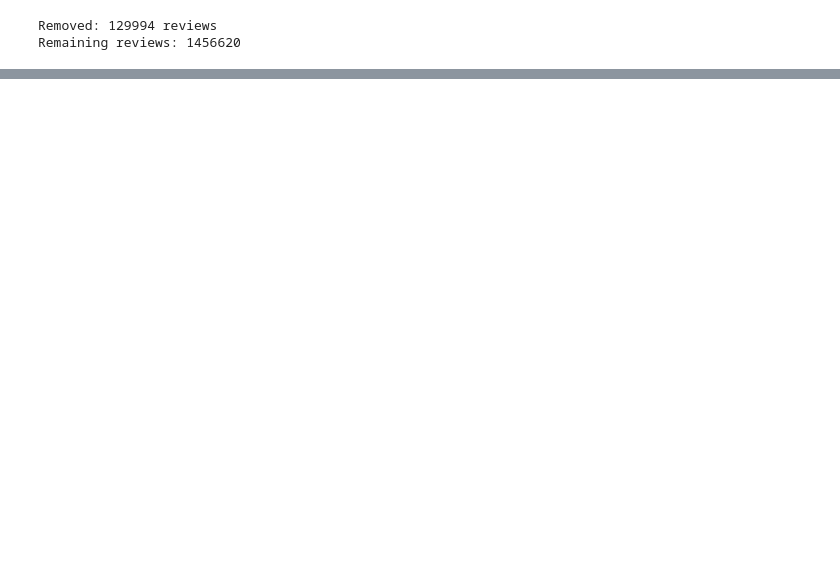
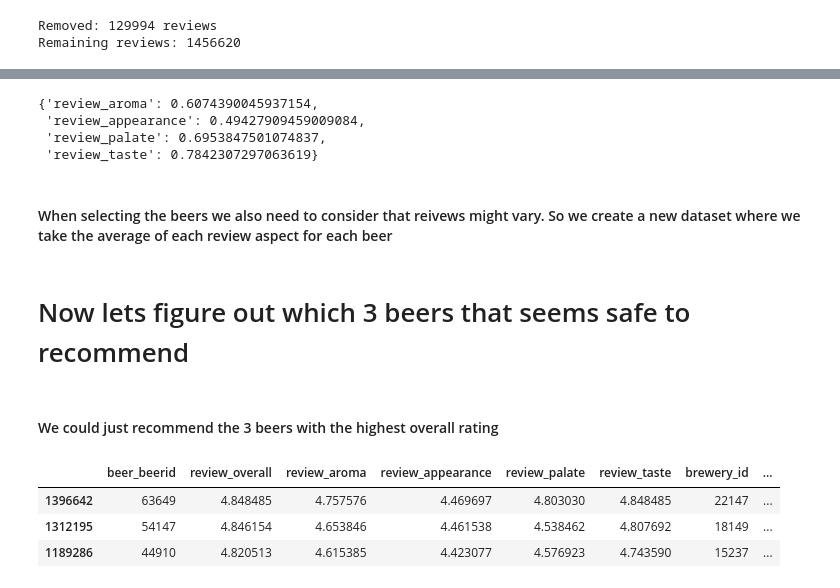
Before and after one commit to thomasblichfeldt/toogoodtogo_demo, a Jupyter notebook: best_beer.ipynb, the cells around one changed output, grey strips where cells are left out. Saved outputs shown, nothing was run; the diff lists cells and outputs as text; code cells hidden in the pictures; blank space fills up the shorter version.

```diff
--- a/best_beer.ipynb
+++ b/best_beer.ipynb
@@ -97,0 +144,24 @@ plt.show()
+# %%
+beer_weights
+# %% [output]
+{'review_aroma': 0.6074390045937154,
+ 'review_appearance': 0.49427909459009084,
+ 'review_palate': 0.6953847501074837,
+ 'review_taste': 0.7842307297063619}
+# %% [markdown]
+#### When selecting the beers we also need to consider that reivews might vary. So we create a new dataset where we take the average of each review aspect for each beer
+# %%
+# ----- Get mean values of reviews, grouped by beer id -----
+filtered_mean_beer_data = get_mean_review_scores_dataframe(df=filtered_beer_data.copy())
+# %% [markdown]
+# Now lets figure out which 3 beers that seems safe to recommend
+# %% [markdown]
+#### We could just recommend the 3 beers with the highest overall rating
+# %%
+filtered_mean_beer_data.sort_values(by=['review_overall'], inplace=True, ascending=False)
+filtered_mean_beer_data.head(3)
+# %% [output]
+|  | beer_beerid | review_overall | review_aroma | review_appearance | review_palate | review_taste | brewery_id | ... |
+| 1396642 | 63649 | 4.848485 | 4.757576 | 4.469697 | 4.803030 | 4.848485 | 22147 | ... |
+| 1312195 | 54147 | 4.846154 | 4.653846 | 4.461538 | 4.538462 | 4.807692 | 18149 | ... |
+| 1189286 | 44910 | 4.820513 | 4.615385 | 4.423077 | 4.576923 | 4.743590 | 15237 | ... |
```
Also changed, not shown: parts of 44 cells of this notebook, 3 other files.
